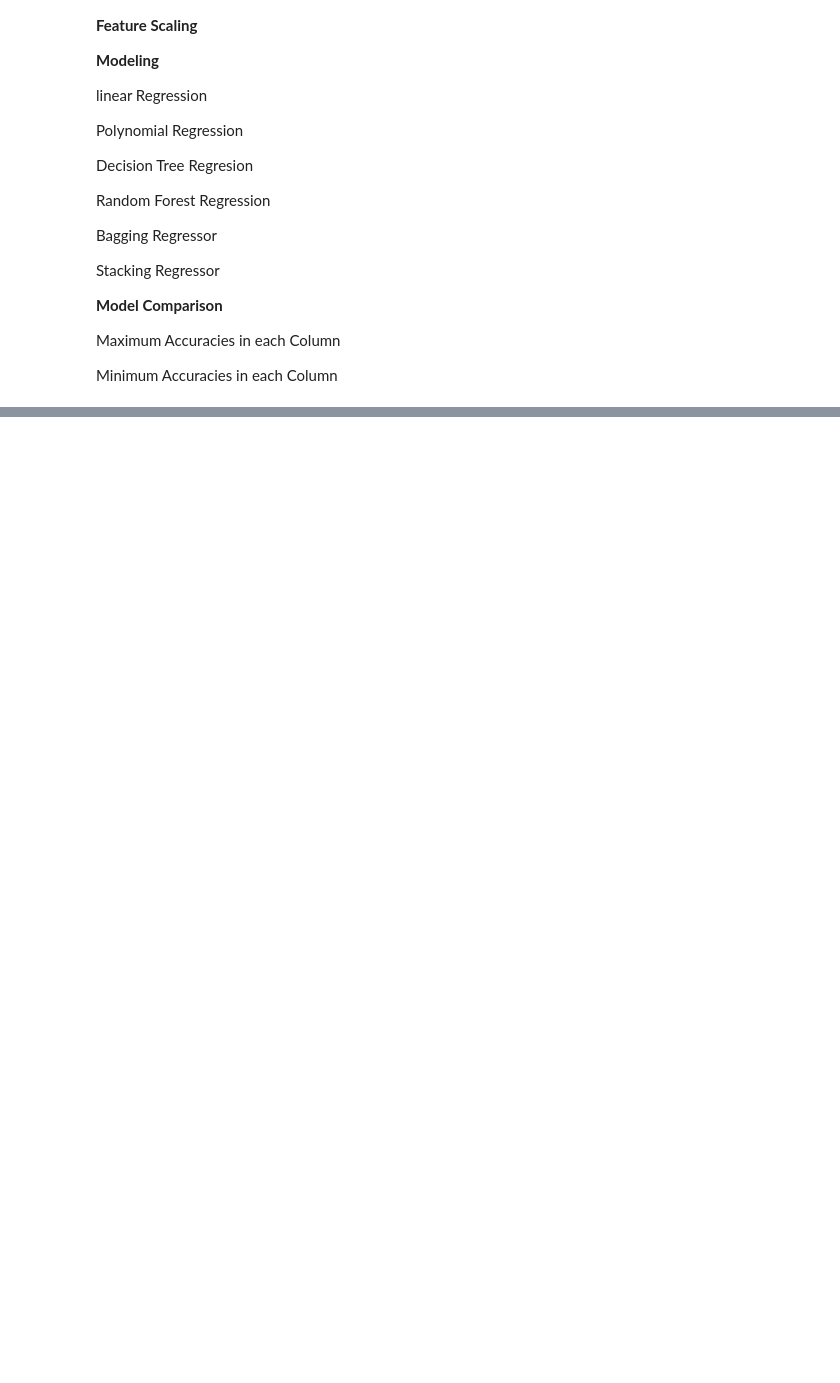
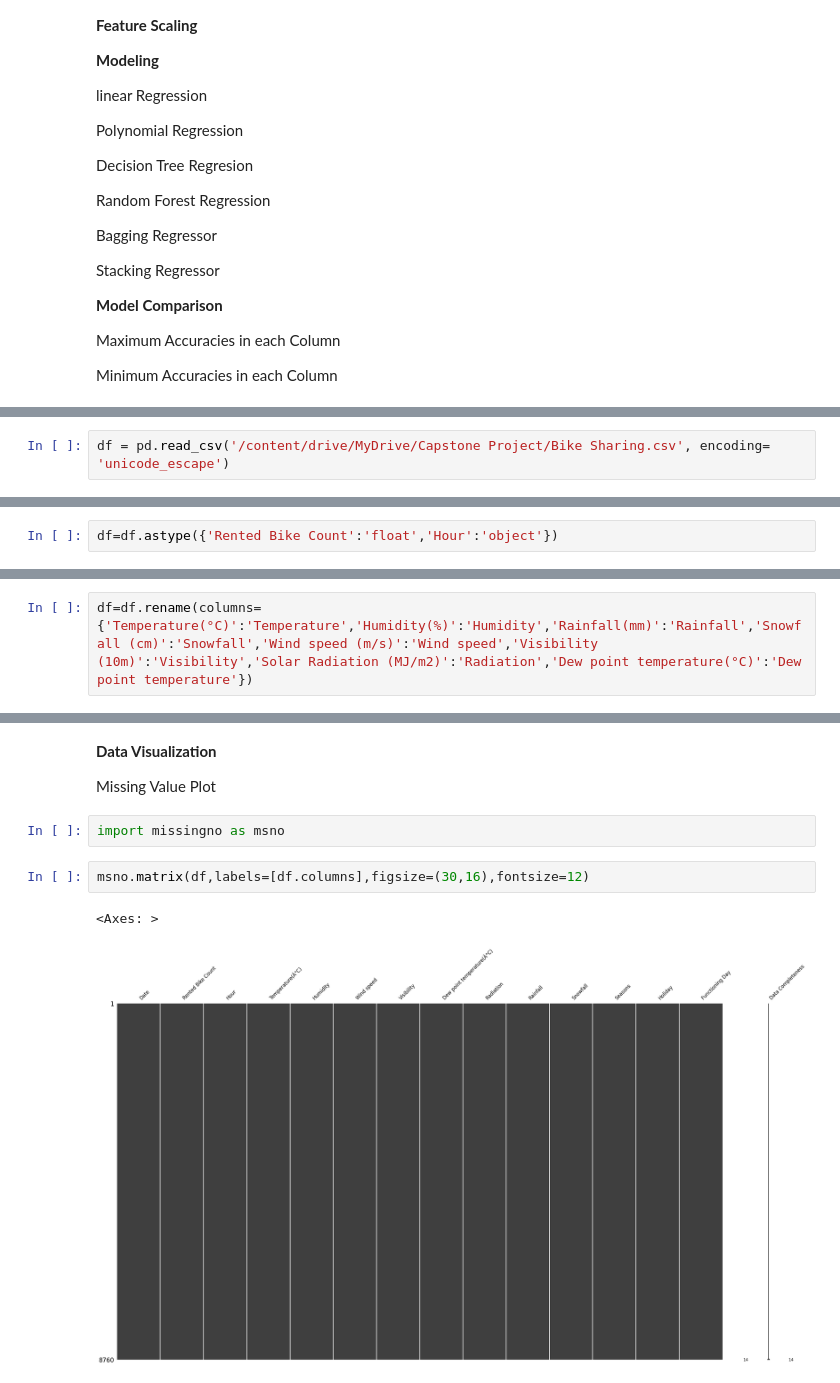
Before and after one commit to Navneet-Nicer/Bike-Sharing-Demand-Prediction, a Jupyter notebook: Regression_Bike_Sharing_Prediction2.ipynb, the cells around one changed output, grey strips where cells are left out. Cells and saved outputs as stored; diff of their text form; blank space fills up the shorter version.

```diff
--- a/Regression_Bike_Sharing_Prediction2.ipynb
+++ b/Regression_Bike_Sharing_Prediction2.ipynb
@@ -113,0 +135,2 @@ Minimum Accuracies in each Column
+# %%
+df = pd.read_csv('/content/drive/MyDrive/Capstone Project/Bike Sharing.csv', encoding= 'unicode_escape')
@@ -113,0 +177,2 @@ Minimum Accuracies in each Column
+# %%
+df=df.astype({'Rented Bike Count':'float','Hour':'object'})
@@ -113,0 +199,2 @@ Minimum Accuracies in each Column
+# %%
+df=df.rename(columns={'Temperature(°C)':'Temperature','Humidity(%)':'Humidity','Rainfall(mm)':'Rainfall','Snowfall (cm)':'Snowfall','Wind speed (m/s)':'Wind speed','Visibility (10m)':'Visibility','Solar Radiation (MJ/m2)':'Radiation','Dew point temperature(°C)':'Dew point temperature'})
@@ -113,0 +285,11 @@ Minimum Accuracies in each Column
+# %% [markdown]
+**Data Visualization**
+
+Missing Value Plot
+# %%
+import missingno as msno
+# %%
+msno.matrix(df,labels=[df.columns],figsize=(30,16),fontsize=12)
+# %% [output]
+<Axes: >
+[figure, added]
```
Also changed, not shown: parts of 20 cells of this notebook.
